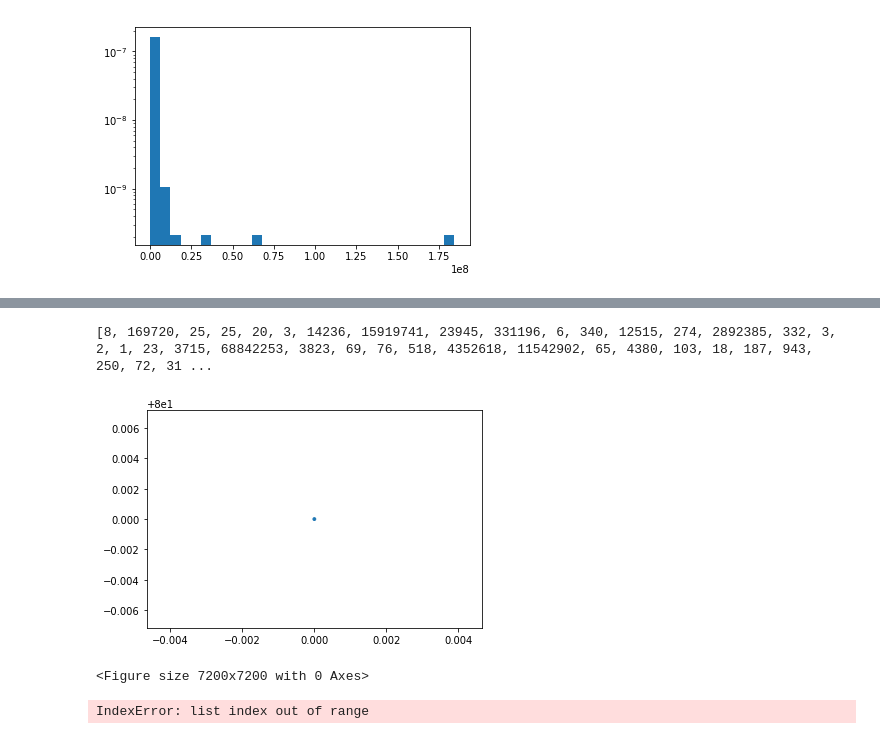
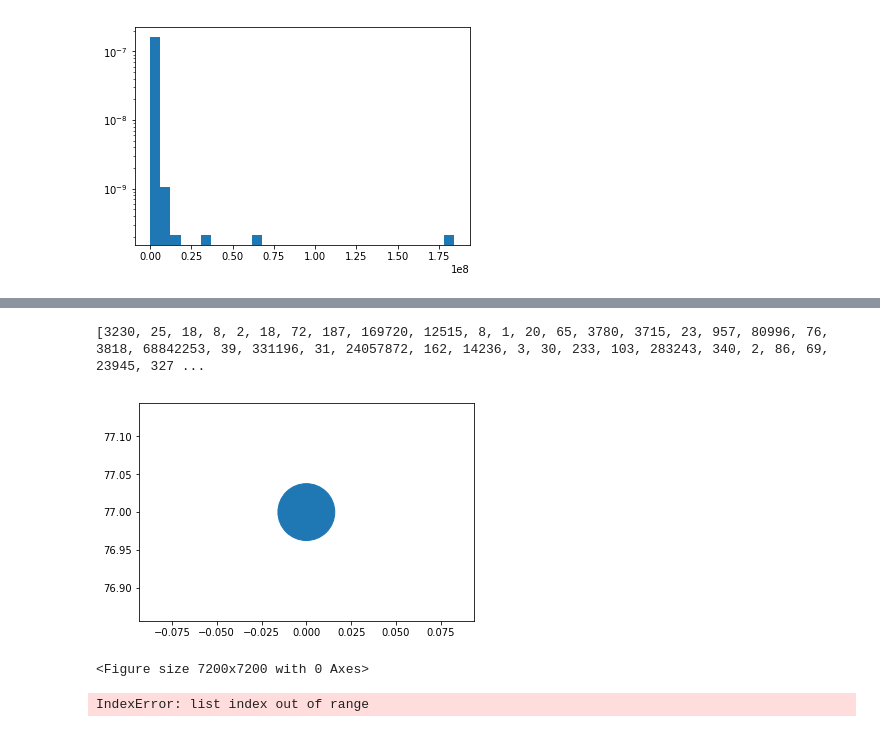
Before and after one commit to luciekaffee/metrics-label, a Jupyter notebook: graphs.ipynb, the cells around one changed output, grey strips where cells are left out. Cells and saved outputs as stored; diff of their text form; code cells hidden in the pictures.

```diff
--- a/graphs.ipynb
+++ b/graphs.ipynb
@@ -99,3 +101,15 @@ def get_data_Q2(filename):
     return data
 # %%
 data = get_data_Q2('Results/AllDoms/Q2_res.csv')
+# %%
+labels = {}
+with open('labeling-properties-prefix.tsv') as infile:
+    for line in infile:
+        tmp = line.split('\t')
+        labels[tmp[0].strip()] = tmp[1].strip()
+datashort = {}
+for k,v in data.iteritems():
+    if k in labels:
+        datashort[labels[k]] = v
+    else:
+        datashort[data[k]] = v
@@ -102,18 +148,18 @@ data = get_data_Q2('Results/AllDoms/Q2_res.csv')
 # %%
-length = len(data)
+length = len(datashort)
 
-x = range(0,length, 10000)
-y = range(length, length*2, 10000)
+x = range(0,length, 100)
+y = range(length, length*2, 100)
 #values = [math.log(d) for d in data.values()]
-area = data.values()
-print data.values()
+area = datashort.values()[1:]
+print datashort.values()[1:]
 
 plt.scatter(x, y, s=area)
 plt.figure(figsize=(100,100))
 plt.show()
 # %% [output]
-[8, 169720, 25, 25, 20, 3, 14236, 15919741, 23945, 331196, 6, 340, 12515, 274, 2892385, 332, 3, 2, 1, 23, 3715, 68842253, 3823, 69, 76, 518, 4352618, 11542902, 65, 4380, 103, 18, 187, 943, 250, 72, 31 ...
+[3230, 25, 18, 8, 2, 18, 72, 187, 169720, 12515, 8, 1, 20, 65, 3780, 3715, 23, 957, 80996, 76, 3818, 68842253, 39, 331196, 31, 24057872, 162, 14236, 3, 30, 233, 103, 283243, 340, 2, 86, 69, 23945, 327 ...
-[figure, old version]
+[figure, new version]
 <Figure size 7200x7200 with 0 Axes>
 # %%
 y = [2.56422, 3.77284, 3.52623, 3.51468, 3.02199]
```
Also changed, not shown: parts of 14 cells of this notebook, 18 other files.
